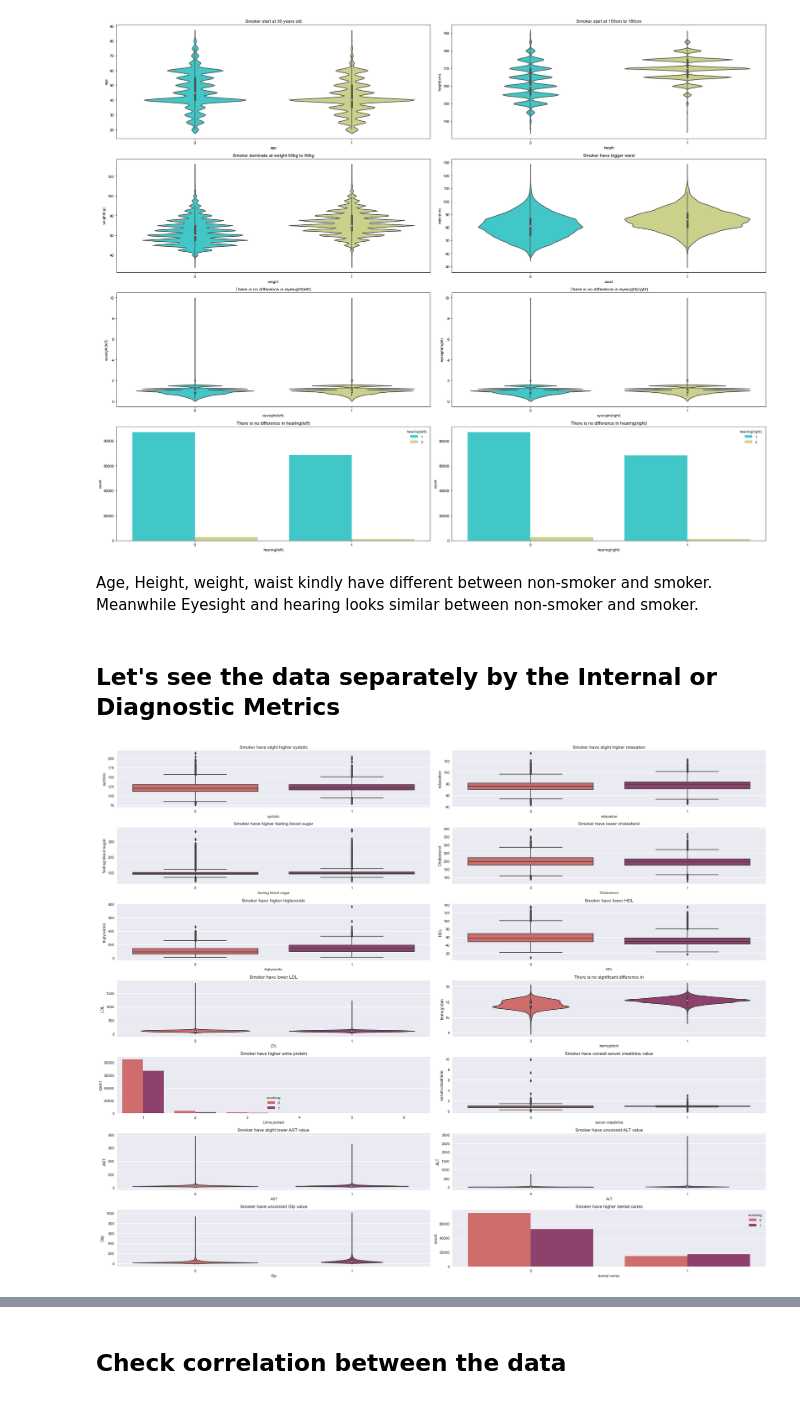
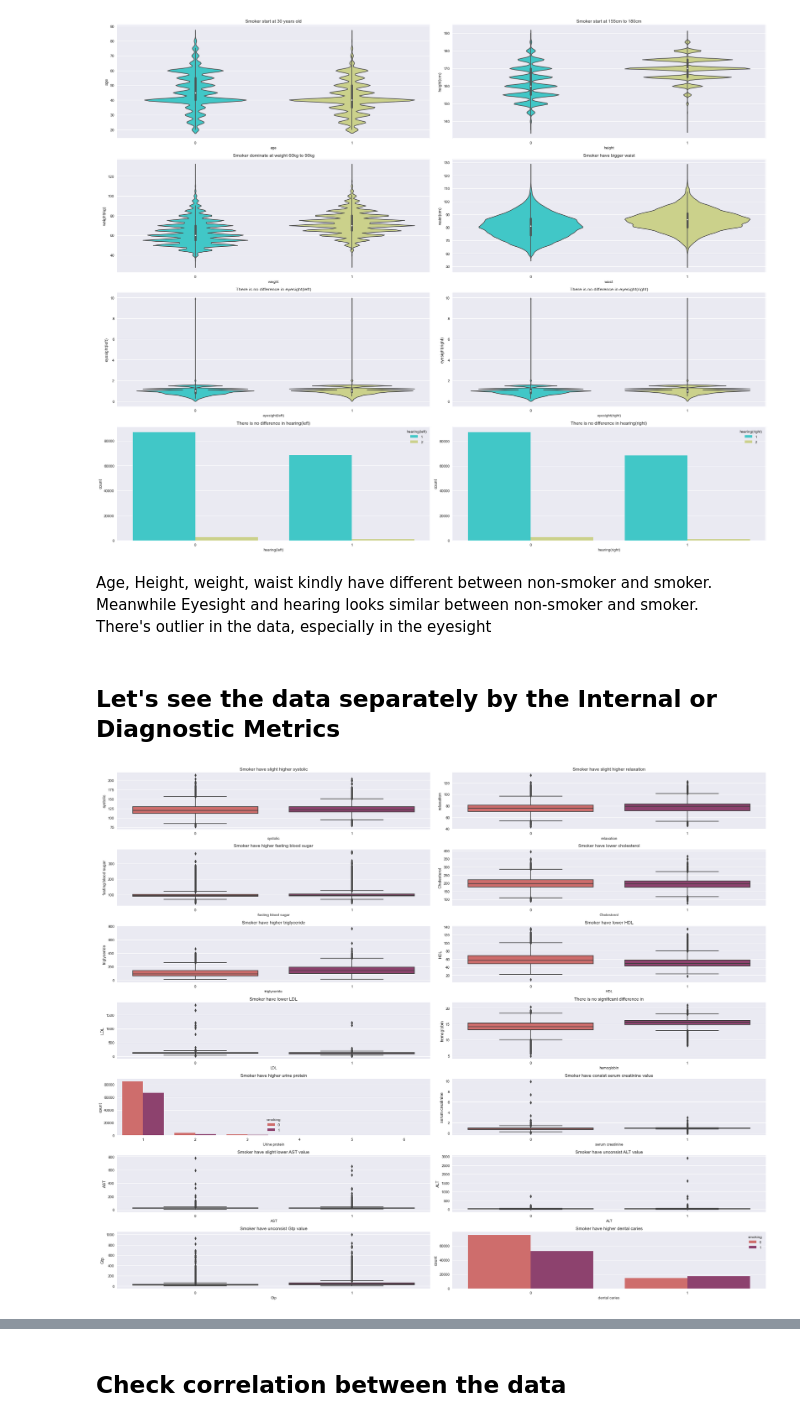
Before and after one commit to dwiwekan/Binary-Prediction-of-Smoker-Status-using-Bio-Signals, a Jupyter notebook: Complete ML.ipynb, the cells around one changed output, grey strips where cells are left out. Saved outputs shown, nothing was run; the diff lists cells and outputs as text; code cells hidden in the pictures.

```diff
--- a/Complete ML.ipynb
+++ b/Complete ML.ipynb
@@ -148,2 +180,11 @@ The columns with categorical data such as: <br>
 # %% [markdown]
 # Visualize Data
+# %%
+# Change data into categorical data for visualize need
+data_visualize = data_train.copy()
+data_visualize['hearing(left)'] = data_visualize['hearing(left)'].astype('category')
+data_visualize['hearing(right)'] = data_visualize['hearing(right)'].astype('category')
+data_visualize['Urine protein'] = data_visualize['Urine protein'].astype('category')
+data_visualize['dental caries'] = data_visualize['dental caries'].astype('category')
+data_visualize['smoking'] = data_visualize['smoking'].astype('category')
+data_visualize.info()
@@ -222,6 +281,7 @@ plt.show()
 [figure]
 # %% [markdown]
 Age, Height, weight, waist kindly have different between non-smoker and smoker. <br>Meanwhile Eyesight and hearing looks similar between non-smoker and smoker. <br>
+There's outlier in the data, especially in the eyesight
 # %% [markdown]
 ## Let's see the data separately by the Internal or Diagnostic Metrics
 # %%
@@ -229,92 +289,92 @@ Age, Height, weight, waist kindly have different between non-smoker and smoker.
 fig, ax=plt.subplots(7,2,figsize=(25,20))
 plt.style.use("seaborn")
 
-sns.boxplot(x='smoking',y='systolic',data=data_train,ax=ax[0,0],
+sns.boxplot(x='smoking',y='systolic',data=data_visualize,ax=ax[0,0],
                palette='flare')
 ax[0,0].set_xlabel("systolic",fontsize=10)
 ax[0,0].title.set_text("Smoker have slight higher systolic")
 
-sns.boxplot(x='smoking',y='relaxation',data=data_train,ax=ax[0,1],
+sns.boxplot(x='smoking',y='relaxation',data=data_visualize,ax=ax[0,1],
                palette='flare')
 ax[0,1].set_xlabel("relaxation",fontsize=10)
 ax[0,1].title.set_text("Smoker have slight higher relaxation")
 
 # fasting blood sugar
-sns.boxplot(x='smoking',y='fasting blood sugar',data=data_train,ax=ax[1,0],
+sns.boxplot(x='smoking',y='fasting blood sugar',data=data_visualize,ax=ax[1,0],
                 palette='flare')
 ax[1,0].set_xlabel("fasting blood sugar",fontsize=10)
 ax[1,0].title.set_text("Smoker have higher fasting blood sugar")
 
 # Cholesterol
-sns.boxplot(x='smoking',y='Cholesterol',data=data_train,ax=ax[1,1],
+sns.boxplot(x='smoking',y='Cholesterol',data=data_visualize,ax=ax[1,1],
                 palette='flare')
 ax[1,1].set_xlabel("Cholesterol",fontsize=10)
 ax[1,1].title.set_text("Smoker have lower cholesterol")
 
 # triglyceride
-sns.boxplot(x='smoking',y='triglyceride',data=data_train,ax=ax[2,0],
+sns.boxplot(x='smoking',y='triglyceride',data=data_visualize,ax=ax[2,0],
                 palette='flare')
 ax[2,0].set_xlabel("triglyceride",fontsize=10)
 ax[2,0].title.set_text("Smoker have higher triglyceride")
 
 # HDL
-sns.boxplot(x='smoking',y='HDL',data=data_train,ax=ax[2,1],
+sns.boxplot(x='smoking',y='HDL',data=data_visualize,ax=ax[2,1],
                 palette='flare')
 ax[2,1].set_xlabel("HDL",fontsize=10)
 ax[2,1].title.set_text("Smoker have lower HDL")
 
 # LDL
-sns.violinplot(x='smoking',y='LDL',data=data_train,ax=ax[3,0],
+sns.boxplot(x='smoking',y='LDL',data=data_visualize,ax=ax[3,0],
                 palette='flare')
 ax[3,0].set_xlabel("LDL",fontsize=10)
 ax[3,0].title.set_text("Smoker have lower LDL")
 
 # hemoglobin
 
-sns.violinplot(x='smoking',y='hemoglobin',data=data_train,ax=ax[3,1],
+sns.boxplot(x='smoking',y='hemoglobin',data=data_visualize,ax=ax[3,1],
                 palette='flare')
 ax[3,1].set_xlabel("hemoglobin",fontsize=10)
 ax[3,1].title.set_text("There is no significant difference in")
 
 # Urine protein
-sns.countplot(x='Urine protein',hue='smoking',data=data_train,ax=ax[4,0],
+sns.countplot(x='Urine protein',hue='smoking',data=data_visualize,ax=ax[4,0],
                 palette='flare')
 ax[4,0].set_xlabel("Urine protein",fontsize=10)
 ax[4,0].title.set_text("Smoker have higher urine protein")
 
 # serum creatinine
-sns.boxplot(x='smoking',y='serum creatinine',data=data_train,ax=ax[4,1],
+sns.boxplot(x='smoking',y='serum creatinine',data=data_visualize,ax=ax[4,1],
                 palette='flare')
 ax[4,1].set_xlabel("serum creatinine",fontsize=10)
 ax[4,1].title.set_text("Smoker have consist serum creatinine value")
 
 # AST
-sns.violinplot(x='smoking',y='AST',data=data_train,ax=ax[5,0],
+sns.boxplot(x='smoking',y='AST',data=data_visualize,ax=ax[5,0],
                 palette='flare')
 ax[5,0].set_xlabel("AST",fontsize=10)
 ax[5,0].title.set_text("Smoker have slight lower AST value")
 
 # ALT
-sns.violinplot(x='smoking',y='ALT',data=data_train,ax=ax[5,1],
+sns.boxplot(x='smoking',y='ALT',data=data_visualize,ax=ax[5,1],
                 palette='flare')
 ax[5,1].set_xlabel("ALT",fontsize=10)
 ax[5,1].title.set_text("Smoker have unconsist ALT value")
 
 # Gtp
-sns.violinplot(x='smoking',y='Gtp',data=data_train,ax=ax[6,0],
+sns.boxplot(x='smoking',y='Gtp',data=data_visualize,ax=ax[6,0],
                 palette='flare')
 ax[6,0].set_xlabel("Gtp",fontsize=10)
 ax[6,0].title.set_text("Smoker have unconsist Gtp value")
 
 # dental caries
-sns.countplot(x='dental caries',hue='smoking',data=data_train,ax=ax[6,1],
+sns.countplot(x='dental caries',hue='smoking',data=data_visualize,ax=ax[6,1],
                 palette='flare')
 ax[6,1].set_xlabel("dental caries",fontsize=10)
 ax[6,1].title.set_text("Smoker have higher dental caries")
 
 
 plt.tight_layout()
 plt.show()
 # %% [output]
-[figure, old version]
+[figure, new version]
 # %% [markdown]
```
Also changed, not shown: parts of 36 cells of this notebook, 2 other files.
